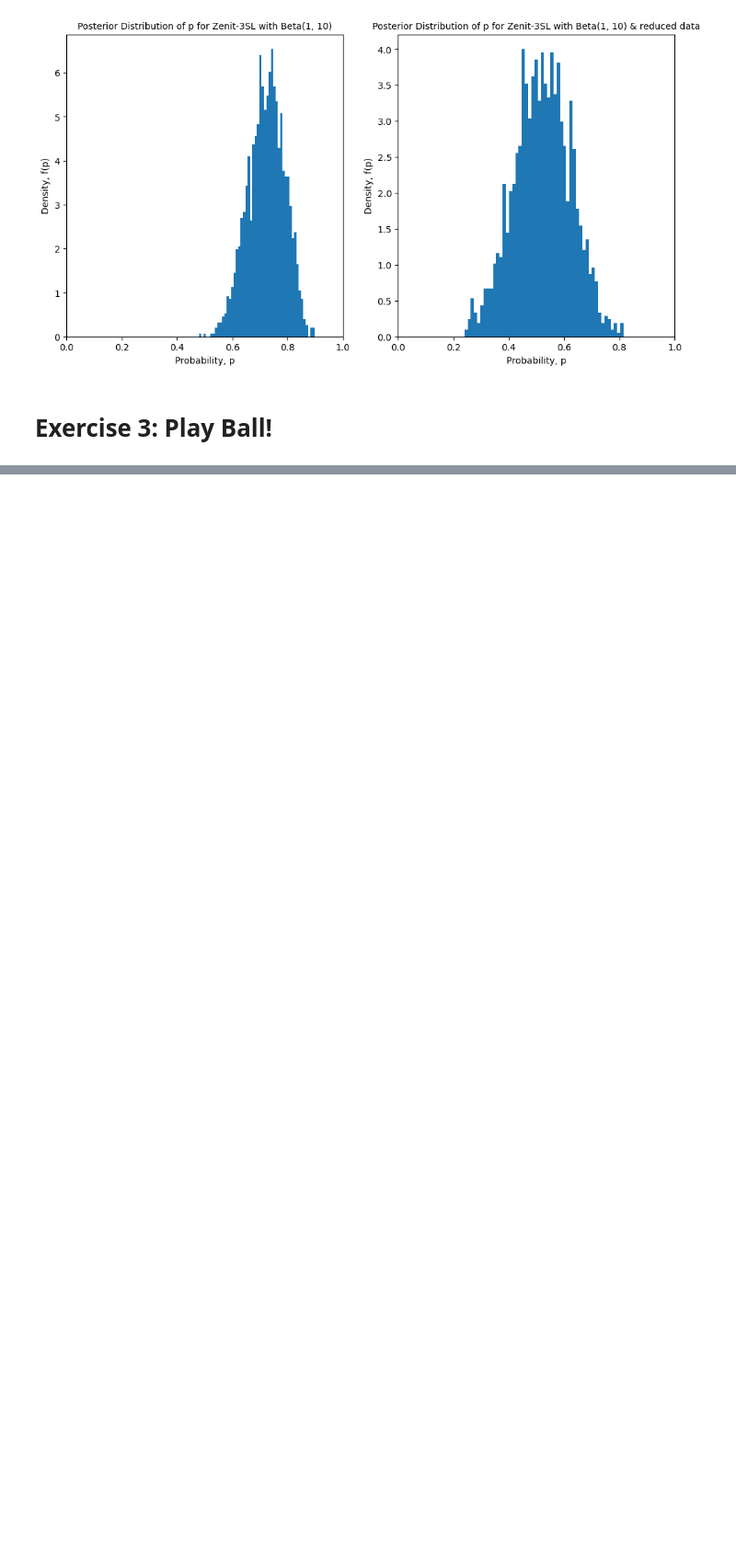
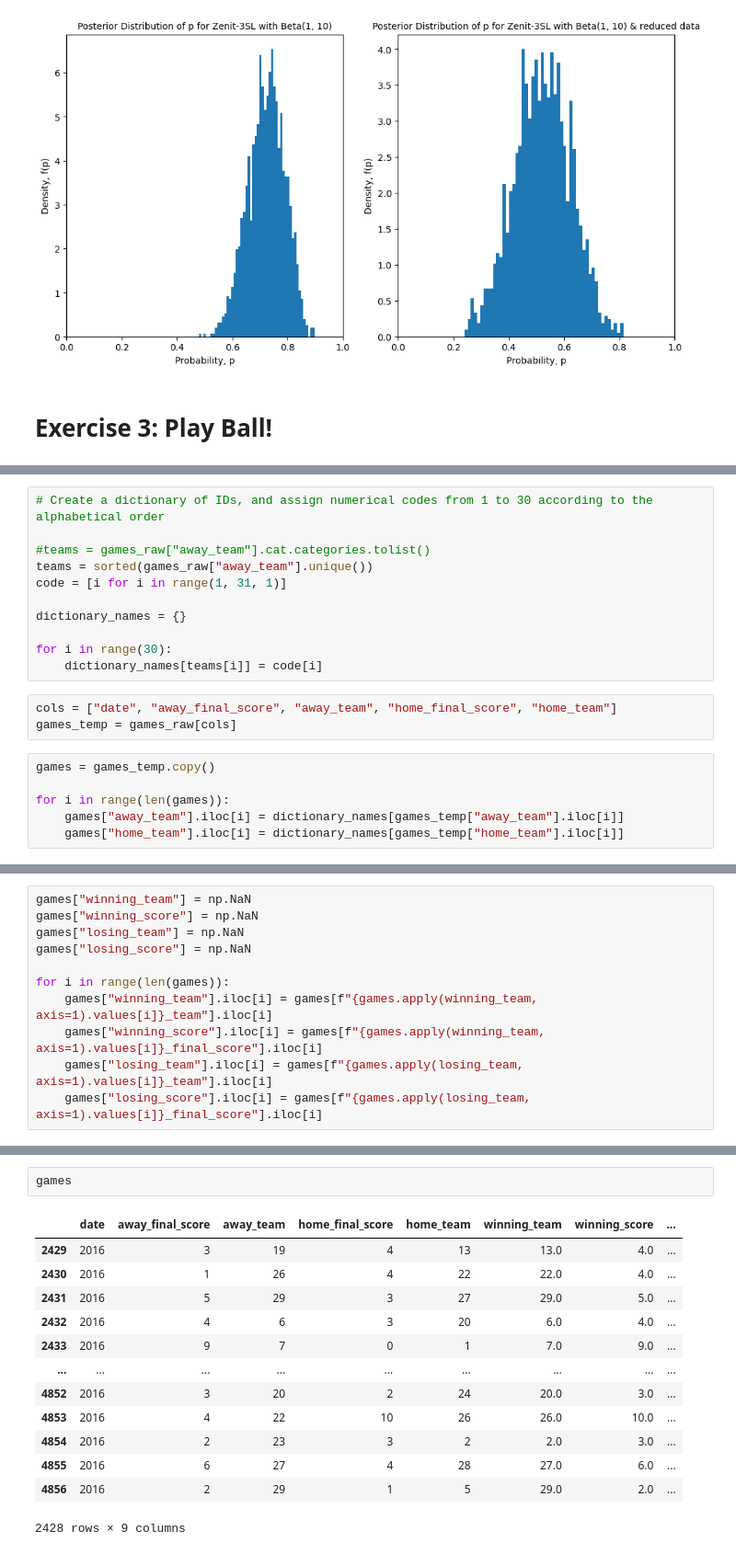
Before and after one commit to johnwslee/Data_Science_Libraries, a Jupyter notebook: pystan/UBC-MDS_example/lab2.ipynb, the cells around one changed output, grey strips where cells are left out. Shown: that part at 92% size. Saved outputs shown, nothing was run; the diff lists cells and outputs as text; blank space fills up the shorter version.

```diff
--- a/pystan/UBC-MDS_example/lab2.ipynb
+++ b/pystan/UBC-MDS_example/lab2.ipynb
@@ -400,0 +450,20 @@ plt.show();
+# %%
+# Create a dictionary of IDs, and assign numerical codes from 1 to 30 according to the alphabetical order
+
+#teams = games_raw["away_team"].cat.categories.tolist()
+teams = sorted(games_raw["away_team"].unique())
+code = [i for i in range(1, 31, 1)]
+
+dictionary_names = {}
+
+for i in range(30):
+    dictionary_names[teams[i]] = code[i]
+# %%
+cols = ["date", "away_final_score", "away_team", "home_final_score", "home_team"]
+games_temp = games_raw[cols]
+# %%
+games = games_temp.copy()
+
+for i in range(len(games)):
+    games["away_team"].iloc[i] = dictionary_names[games_temp["away_team"].iloc[i]]
+    games["home_team"].iloc[i] = dictionary_names[games_temp["home_team"].iloc[i]]
@@ -400,0 +505,11 @@ plt.show();
+# %%
+games["winning_team"] = np.NaN
+games["winning_score"] = np.NaN
+games["losing_team"] = np.NaN
+games["losing_score"] = np.NaN
+
+for i in range(len(games)):
+    games["winning_team"].iloc[i] = games[f"{games.apply(winning_team, axis=1).values[i]}_team"].iloc[i]
+    games["winning_score"].iloc[i] = games[f"{games.apply(winning_team, axis=1).values[i]}_final_score"].iloc[i]
+    games["losing_team"].iloc[i] = games[f"{games.apply(losing_team, axis=1).values[i]}_team"].iloc[i]
+    games["losing_score"].iloc[i] = games[f"{games.apply(losing_team, axis=1).values[i]}_final_score"].iloc[i]
@@ -400,0 +521,16 @@ plt.show();
+# %%
+games
+# %% [output]
+|  | date | away_final_score | away_team | home_final_score | home_team | winning_team | winning_score | ... |
+| 2429 | 2016 | 3 | 19 | 4 | 13 | 13.0 | 4.0 | ... |
+| 2430 | 2016 | 1 | 26 | 4 | 22 | 22.0 | 4.0 | ... |
+| 2431 | 2016 | 5 | 29 | 3 | 27 | 29.0 | 5.0 | ... |
+| 2432 | 2016 | 4 | 6 | 3 | 20 | 6.0 | 4.0 | ... |
+| 2433 | 2016 | 9 | 7 | 0 | 1 | 7.0 | 9.0 | ... |
+| ... | ... | ... | ... | ... | ... | ... | ... | ... |
+| 4852 | 2016 | 3 | 20 | 2 | 24 | 20.0 | 3.0 | ... |
+| 4853 | 2016 | 4 | 22 | 10 | 26 | 26.0 | 10.0 | ... |
+| 4854 | 2016 | 2 | 23 | 3 | 2 | 2.0 | 3.0 | ... |
+| 4855 | 2016 | 6 | 27 | 4 | 28 | 27.0 | 6.0 | ... |
+| 4856 | 2016 | 2 | 29 | 1 | 5 | 29.0 | 2.0 | ... |
+2428 rows × 9 columns
```
Also changed, not shown: parts of 17 cells of this notebook.
